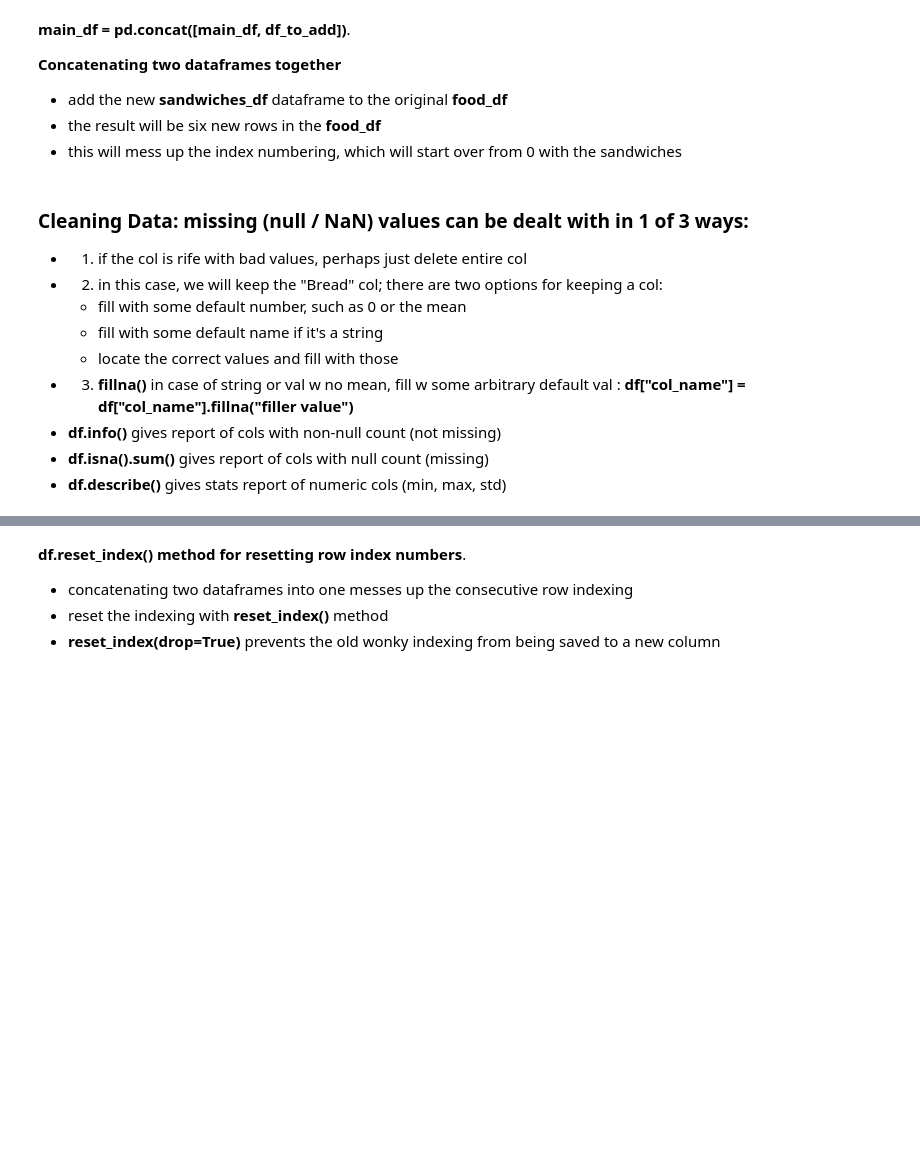
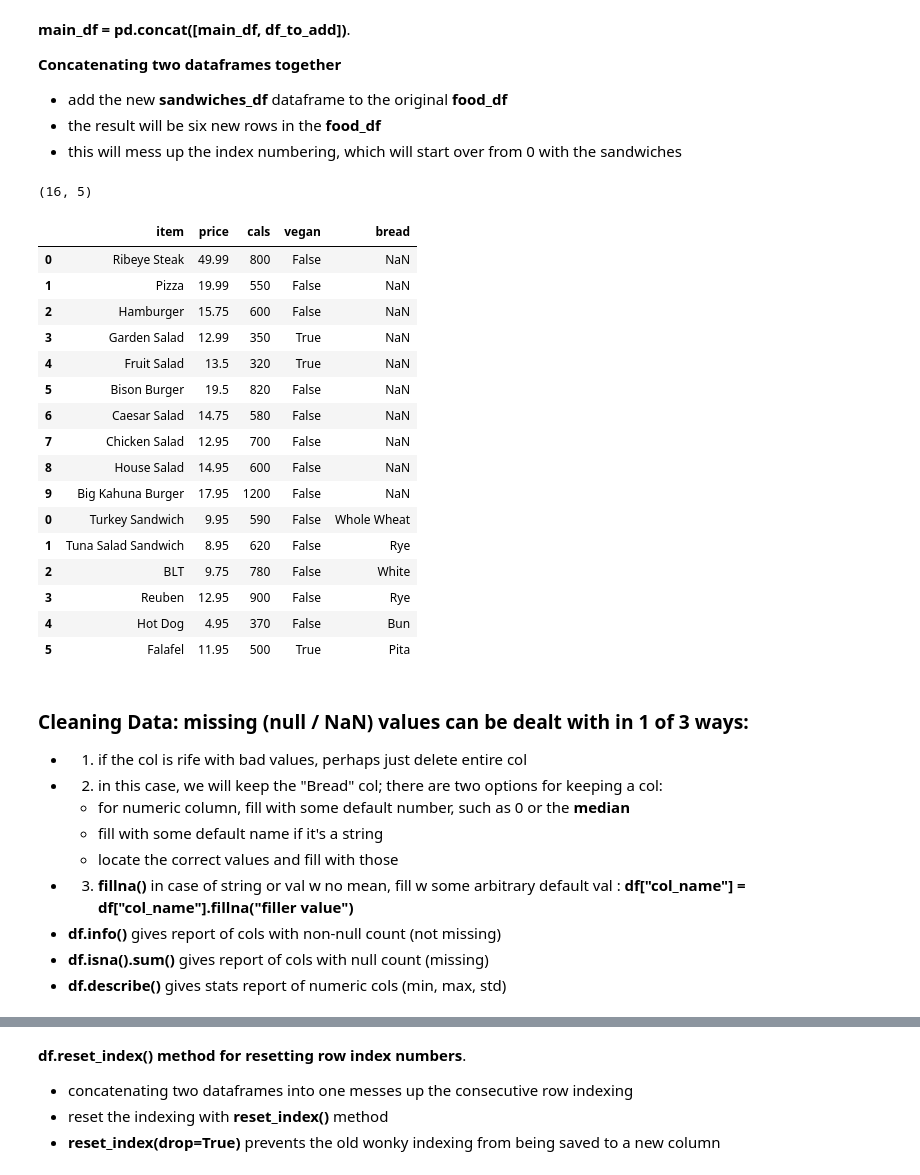
Before and after one commit to brianmccln/____TMobile-Python-Data-Sci-main, a Jupyter notebook: __START/07-Pandas-DataFrame-PROG.ipynb, the cells around one changed output, grey strips where cells are left out. Drawn from its saved outputs; the diff is of its cells as text; code cells hidden in the pictures; blank space fills up the shorter version.

```diff
--- a/__START/07-Pandas-DataFrame-PROG.ipynb
+++ b/__START/07-Pandas-DataFrame-PROG.ipynb
@@ -486,0 +905,2 @@ num rows:
+# %%
+food_df['item'] = food_df['item'].str.replace('Ensalada','Salad', case=False)
@@ -491,8 +925,10 @@ num rows:
 - keys are automatically used as the df's column headers
 # %%
 # sandwiches dictionary from 5 lists of equal length
-# "Turkey Sandwich", "Tuna Salad Sandwich", "BLT", "Reuben", "Hot Dog", "Falafel"
-#  9.95, 8.95, 9.75, 12.95, 4.95, 11.95
-#  590, 620, 780, 900, 370, 500
-#  False, False, False, False, False, True
-#  "Whole Wheat", "Rye", "White", "Rye", "Bun", "Pita"
+sandwiches_dict = {
+    "item": ["Turkey Sandwich", "Tuna Salad Sandwich", "BLT", "Reuben", "Hot Dog", "Falafel"],
+    "price": [9.95, 8.95, 9.75, 12.95, 4.95, 11.95],
+    "cals": [590, 620, 780, 900, 370, 500],
+    "vegan": [False, False, False, False, False, True],
+    "bread": ["Whole Wheat", "Rye", "White", "Rye", "Bun", "Pita"]
+}
@@ -501,4 +948,4 @@ num rows:
 # %%
 # make a df from the dict; the keys will be used as the col names:
-# san
+sandwiches_df = pd.DataFrame(sandwiches_dict)
 # %%
@@ -514,4 +970,4 @@ print() # (6, 5)
 # %%
 # concat the sandwiches df onto the food df
 # main_df = pd.concat([main_df, df_to_add]).
-# foo
+food_df = pd.concat([food_df,sandwiches_df])
@@ -521,9 +974,31 @@ print()
+# %%
+print(food_df.shape)
+food_df
+# %% [output]
+(16, 5)
+|  | item | price | cals | vegan | bread |
+| 0 | Ribeye Steak | 49.99 | 800 | False | NaN |
+| 1 | Pizza | 19.99 | 550 | False | NaN |
+| 2 | Hamburger | 15.75 | 600 | False | NaN |
+| 3 | Garden Salad | 12.99 | 350 | True | NaN |
+| 4 | Fruit Salad | 13.5 | 320 | True | NaN |
+| 5 | Bison Burger | 19.5 | 820 | False | NaN |
+| 6 | Caesar Salad | 14.75 | 580 | False | NaN |
+| 7 | Chicken Salad | 12.95 | 700 | False | NaN |
+| 8 | House Salad | 14.95 | 600 | False | NaN |
+| 9 | Big Kahuna Burger | 17.95 | 1200 | False | NaN |
+| 0 | Turkey Sandwich | 9.95 | 590 | False | Whole Wheat |
+| 1 | Tuna Salad Sandwich | 8.95 | 620 | False | Rye |
+| 2 | BLT | 9.75 | 780 | False | White |
+| 3 | Reuben | 12.95 | 900 | False | Rye |
+| 4 | Hot Dog | 4.95 | 370 | False | Bun |
+| 5 | Falafel | 11.95 | 500 | True | Pita |
 # %% [markdown]
 ### Cleaning Data: missing (null / NaN) values can be dealt with in 1 of 3 ways:
 
 - 1. if the col is rife with bad values, perhaps just delete entire col
 - 2. in this case, we will keep the "Bread" col; there are two options for keeping a col:
-    - fill with some default number, such as 0 or the mean
+    - for numeric column, fill with some default number, such as 0 or the **median**
     - fill with some default name if it's a string
     - locate the correct values and fill with those
 - 3. **fillna()** in case of string or val w no mean, fill w some arbitrary default val  : **df["col_name"] = df["col_name"].fillna("filler value")**
```
Also changed, not shown: parts of 127 cells of this notebook.
